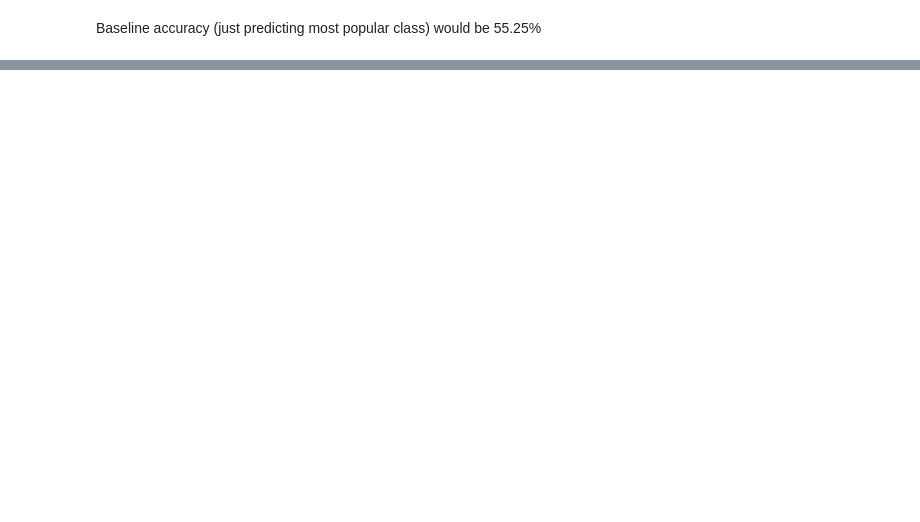
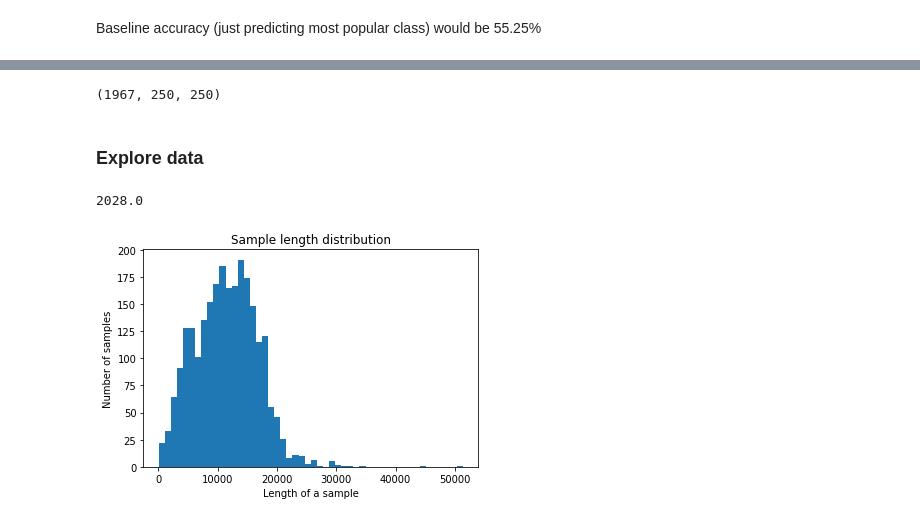
Before and after one commit to shaneweisz/TED-Talks-Text-Classification, a Jupyter notebook: DataCleaning.ipynb, the cells around one changed output, grey strips where cells are left out. Cells and saved outputs as stored; diff of their text form; code cells hidden in the pictures; blank space fills up the shorter version.

Commit message:
train val test split

```diff
--- a/DataCleaning.ipynb
+++ b/DataCleaning.ipynb
@@ -99,0 +121,3 @@ round(baseline_acc, 4) * 100
+# %%
+df_all = df_merged[["transcript", "category"]]
+df_all
@@ -99,0 +138,59 @@ round(baseline_acc, 4) * 100
+# %%
+from sklearn.model_selection import train_test_split
+
+# Constants
+RANDOM_STATE = 42
+VALIDATION_SET_SIZE = 250
+TEST_SET_SIZE = 250
+
+df_train, df_test = train_test_split(df_all,
+                                     test_size=TEST_SET_SIZE,
+                                     random_state=RANDOM_STATE,
+                                     stratify=df_all["category"])
+df_train, df_val = train_test_split(df_train,
+                                    test_size=VALIDATION_SET_SIZE,
+                                    random_state=RANDOM_STATE,
+                                    stratify=df_train["category"])
+
+len(df_train), len(df_val), len(df_test)
+# %% [output]
+(1967, 250, 250)
+# %% [markdown]
+### Explore data
+# %%
+import numpy as np
+import matplotlib.pyplot as plt
+
+def get_num_words_per_sample(sample_texts):
+    """Returns the median number of words per sample given corpus.
+
+    # Arguments
+        sample_texts: list, sample texts.
+
+    # Returns
+        int, median number of words per sample.
+    """
+    num_words = [len(s.split()) for s in sample_texts]
+    return np.median(num_words)
+
+def plot_sample_length_distribution(sample_texts):
+    """Plots the sample length distribution.
+
+    # Arguments
+        samples_texts: list, sample texts.
+    """
+    plt.hist([len(s) for s in sample_texts], 50)
+    plt.xlabel('Length of a sample')
+    plt.ylabel('Number of samples')
+    plt.title('Sample length distribution')
+    plt.show()
+# %%
+sample_texts = list(df_all["transcript"])
+# %%
+get_num_words_per_sample(sample_texts)
+# %% [output]
+2028.0
+# %%
+plot_sample_length_distribution(sample_texts) # Length in characters
+# %% [output]
+[figure, added]
```
Also changed, not shown: parts of 9 cells of this notebook.
